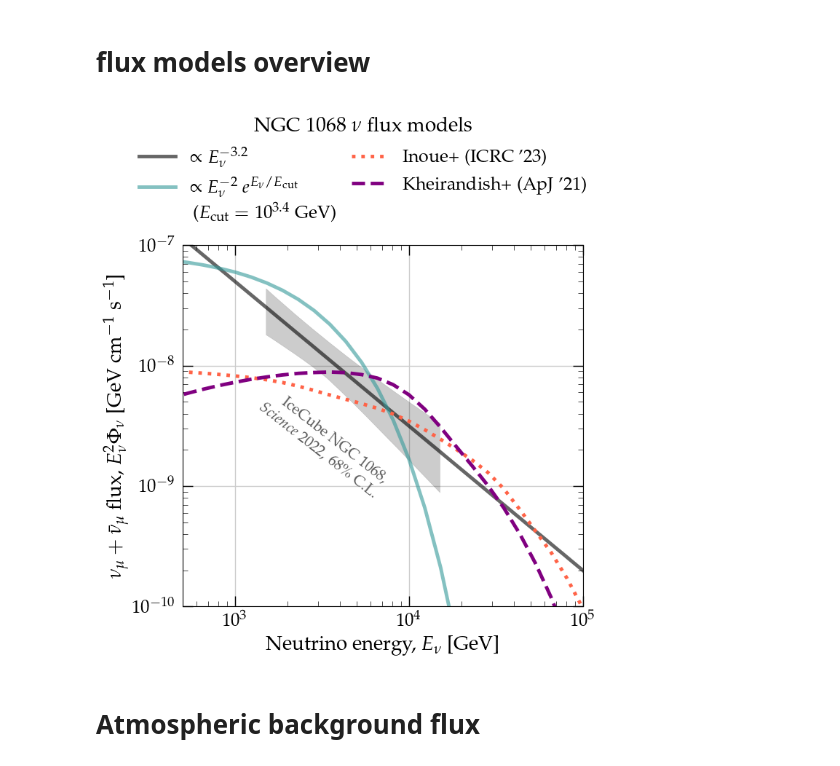
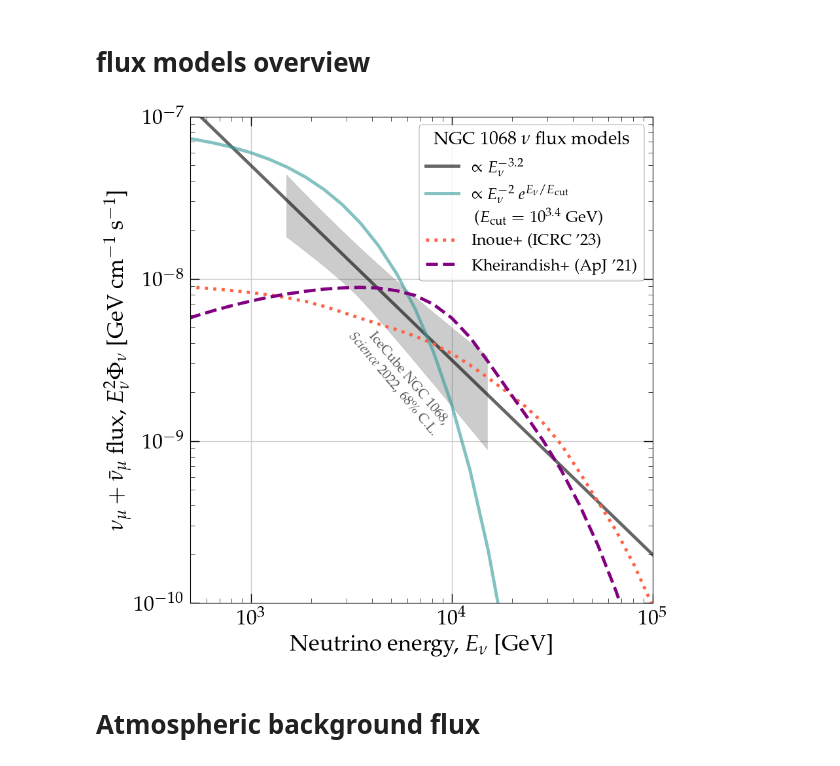
Before and after one commit to PLEnuM-group/Plenum, a Jupyter notebook: notebooks/misc/plotting_standalone.ipynb, the cells around one changed output. Drawn from its saved outputs; the diff is of its cells as text; code cells hidden in the pictures.

Commit message:
Edited plot of NGC 1068 flux models

```diff
--- a/notebooks/misc/plotting_standalone.ipynb
+++ b/notebooks/misc/plotting_standalone.ipynb
@@ -78,8 +78,8 @@ cut = power_law(
     x_evals, ngc_cut_flux.E0, ngc_cut_flux.gamma, ngc_cut_flux.norm
 ) * cut_off(x_evals, 10**ngc_cut_flux.e_cut)
 
-f, ax = plt.subplots(figsize=(7, 6))
-fontsize = 20
+f, ax = plt.subplots(figsize=(9, 9))
+fontsize = 25
 # ax.set_title("Source flux models", fontsize=fontsize)
 
 # error contour
@@ -149,40 +149,43 @@ ax.plot(
     lw=3.5,
 )
 
 ax.plot(
     x_evals,
     10 ** (kheirandish_src_flux.model_spline(np.log10(x_evals))) * (x_evals**y_scaling),
     color="purple",
     ls="--",
     label="Kheirandish+ (ApJ '21)",
     lw=3.5,
 )
 
 l = ax.legend(
-    frameon=False,
-    loc="upper left",
-    ncols=2,
-    bbox_to_anchor=(-0.15, 1.4),
+    frameon=True,
+    loc="upper right",
+    ncols=1,
+    # bbox_to_anchor=(-0.15, 1.4),
     columnspacing=0.8,
     edgecolor="k",
     title=r"NGC 1068 $\nu$ flux models",
 )
 plt.setp(l.get_title(), fontsize="x-large")
 
 ax.annotate(
     r"IceCube NGC 1068," + "\n" + r"{\it Science} 2022, 68\%~C.L.",
-    xy=(0.52, 0.45),
+    xy=(0.565, 0.46),
     xycoords="axes fraction",
     ha="right",
     va="center",
     zorder=10,
     color=font_color,
-    fontsize=15, rotation=-38
+    fontsize=15,
+    rotation=-50
 )
 
+ax.tick_params(axis='both', which='major', labelsize=23)
+
 f.savefig(join(st.BASEPATH, plot_path, "model_source_fluxes.pdf"), bbox_inches="tight")
 # %% [output]
-[figure, old version]
+[figure, new version]
 # %% [markdown]
 # Atmospheric background flux
 # %%
```
Also changed, not shown: parts of 1 cell of this notebook.
